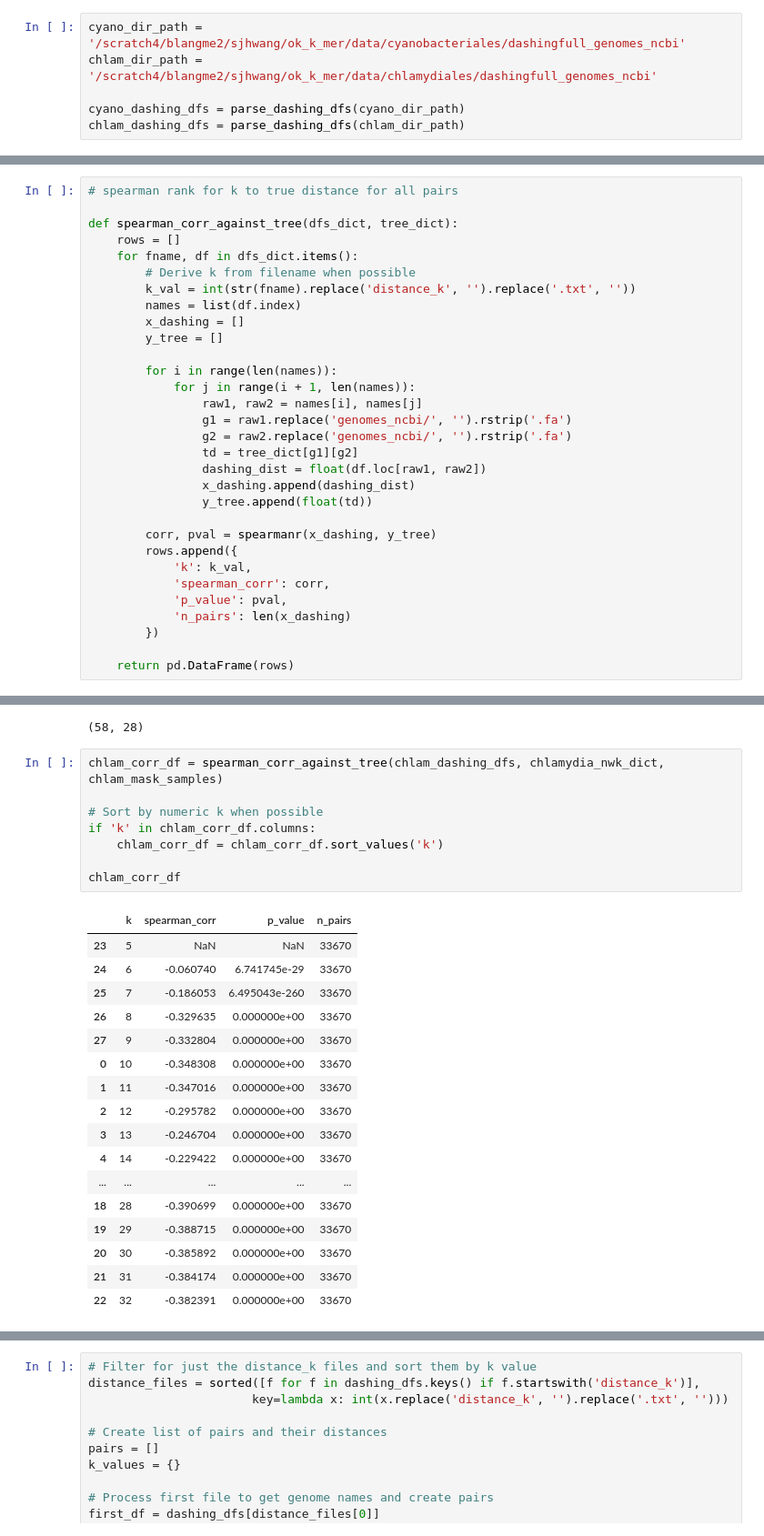
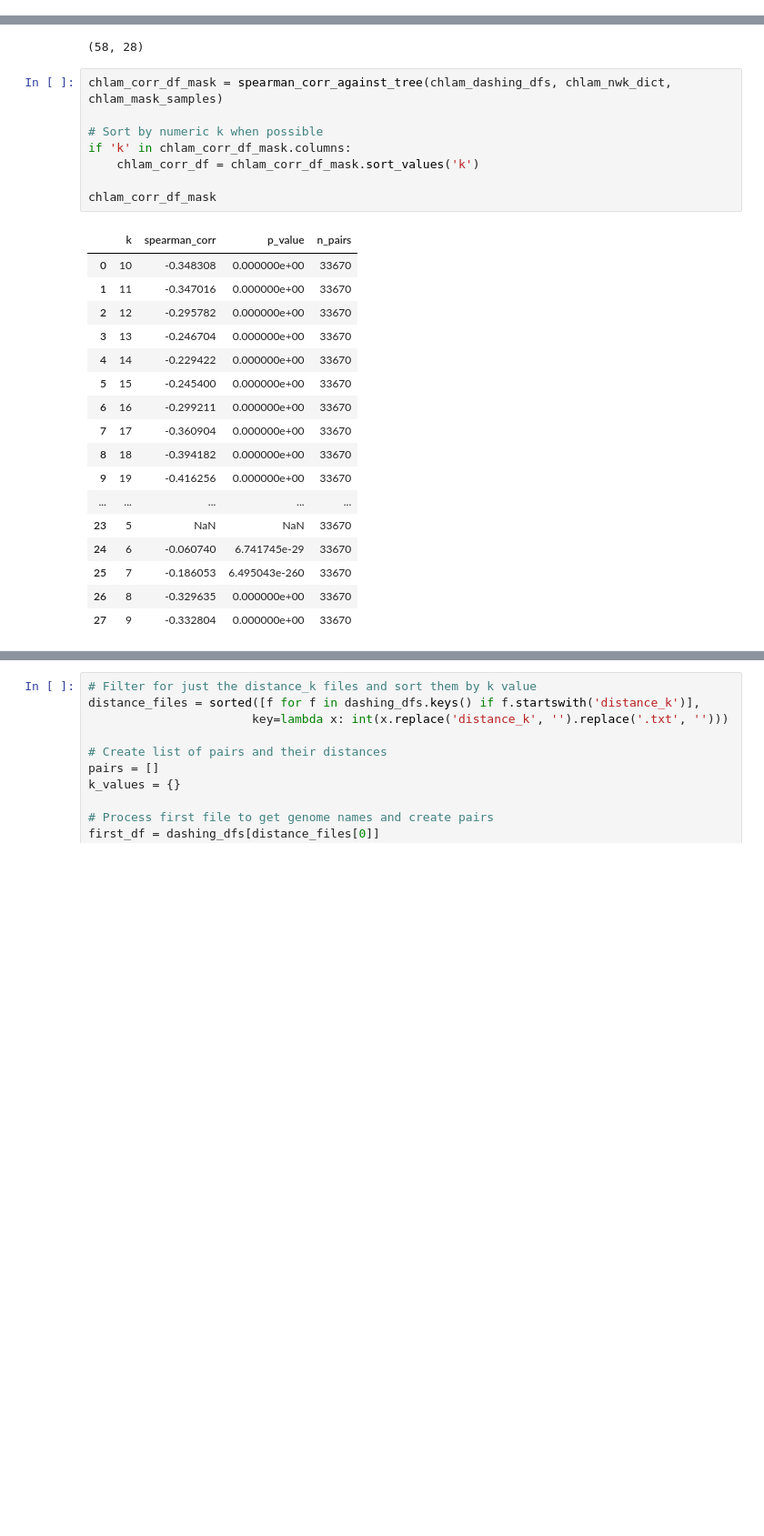
Before and after one commit to StephenHwang/Ok-k-mer, a Jupyter notebook: src/tree_mask.ipynb, the cells around one changed output, grey strips where cells are left out. Shown at 91% size. Cells and saved outputs as stored; diff of their text form; blank space fills up the shorter version.

```diff
--- a/src/tree_mask.ipynb
+++ b/src/tree_mask.ipynb
@@ -215,6 +261,0 @@ def parse_dashing_dfs(dir_path):
-# %%
-cyano_dir_path = '/scratch4/blangme2/sjhwang/ok_k_mer/data/cyanobacteriales/dashingfull_genomes_ncbi'
-chlam_dir_path = '/scratch4/blangme2/sjhwang/ok_k_mer/data/chlamydiales/dashingfull_genomes_ncbi'
-
-cyano_dashing_dfs = parse_dashing_dfs(cyano_dir_path)
-chlam_dashing_dfs = parse_dashing_dfs(chlam_dir_path)
@@ -239,31 +261,0 @@ distance_k9.txt: (288, 288)
-# %%
-# spearman rank for k to true distance for all pairs
-
-def spearman_corr_against_tree(dfs_dict, tree_dict):
-    rows = []
-    for fname, df in dfs_dict.items():
-        # Derive k from filename when possible
-        k_val = int(str(fname).replace('distance_k', '').replace('.txt', ''))
-        names = list(df.index)
-        x_dashing = []
-        y_tree = []
-
-        for i in range(len(names)):
-            for j in range(i + 1, len(names)):
-                raw1, raw2 = names[i], names[j]
-                g1 = raw1.replace('genomes_ncbi/', '').rstrip('.fa')
-                g2 = raw2.replace('genomes_ncbi/', '').rstrip('.fa')
-                td = tree_dict[g1][g2]
-                dashing_dist = float(df.loc[raw1, raw2])
-                x_dashing.append(dashing_dist)
-                y_tree.append(float(td))
-
-        corr, pval = spearmanr(x_dashing, y_tree)
-        rows.append({
-            'k': k_val,
-            'spearman_corr': corr,
-            'p_value': pval,
-            'n_pairs': len(x_dashing)
-        })
-
-    return pd.DataFrame(rows)
@@ -317,31 +349,31 @@ len(cyano_mask_samples), len(chlam_mask_samples)
 # %% [output]
 (58, 28)
 # %%
-chlam_corr_df = spearman_corr_against_tree(chlam_dashing_dfs, chlamydia_nwk_dict, chlam_mask_samples)
+chlam_corr_df_mask = spearman_corr_against_tree(chlam_dashing_dfs, chlam_nwk_dict, chlam_mask_samples)
 
 # Sort by numeric k when possible
-if 'k' in chlam_corr_df.columns:
-    chlam_corr_df = chlam_corr_df.sort_values('k')
+if 'k' in chlam_corr_df_mask.columns:
+    chlam_corr_df = chlam_corr_df_mask.sort_values('k')
 
-chlam_corr_df
+chlam_corr_df_mask
 # %% [output]
 |  | k | spearman_corr | p_value | n_pairs |
+| 0 | 10 | -0.348308 | 0.000000e+00 | 33670 |
+| 1 | 11 | -0.347016 | 0.000000e+00 | 33670 |
+| 2 | 12 | -0.295782 | 0.000000e+00 | 33670 |
+| 3 | 13 | -0.246704 | 0.000000e+00 | 33670 |
+| 4 | 14 | -0.229422 | 0.000000e+00 | 33670 |
+| 5 | 15 | -0.245400 | 0.000000e+00 | 33670 |
+| 6 | 16 | -0.299211 | 0.000000e+00 | 33670 |
+| 7 | 17 | -0.360904 | 0.000000e+00 | 33670 |
+| 8 | 18 | -0.394182 | 0.000000e+00 | 33670 |
+| 9 | 19 | -0.416256 | 0.000000e+00 | 33670 |
+| ... | ... | ... | ... | ... |
 | 23 | 5 | NaN | NaN | 33670 |
 | 24 | 6 | -0.060740 | 6.741745e-29 | 33670 |
 | 25 | 7 | -0.186053 | 6.495043e-260 | 33670 |
 | 26 | 8 | -0.329635 | 0.000000e+00 | 33670 |
 | 27 | 9 | -0.332804 | 0.000000e+00 | 33670 |
-| 0 | 10 | -0.348308 | 0.000000e+00 | 33670 |
-| 1 | 11 | -0.347016 | 0.000000e+00 | 33670 |
-| 2 | 12 | -0.295782 | 0.000000e+00 | 33670 |
-| 3 | 13 | -0.246704 | 0.000000e+00 | 33670 |
-| 4 | 14 | -0.229422 | 0.000000e+00 | 33670 |
-| ... | ... | ... | ... | ... |
-| 18 | 28 | -0.390699 | 0.000000e+00 | 33670 |
-| 19 | 29 | -0.388715 | 0.000000e+00 | 33670 |
-| 20 | 30 | -0.385892 | 0.000000e+00 | 33670 |
-| 21 | 31 | -0.384174 | 0.000000e+00 | 33670 |
-| 22 | 32 | -0.382391 | 0.000000e+00 | 33670 |
 # %%
 chlam_corr_df = spearman_corr_against_tree(chlam_dashing_dfs, chlamydia_nwk_dict)
 
```
Also changed, not shown: parts of 30 cells of this notebook.
